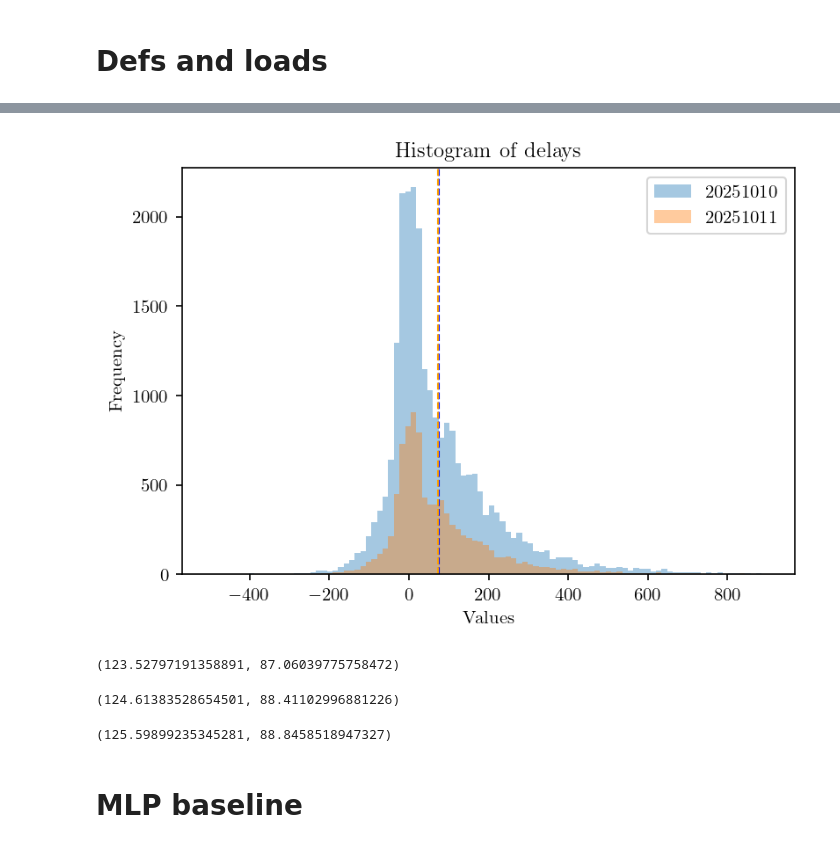
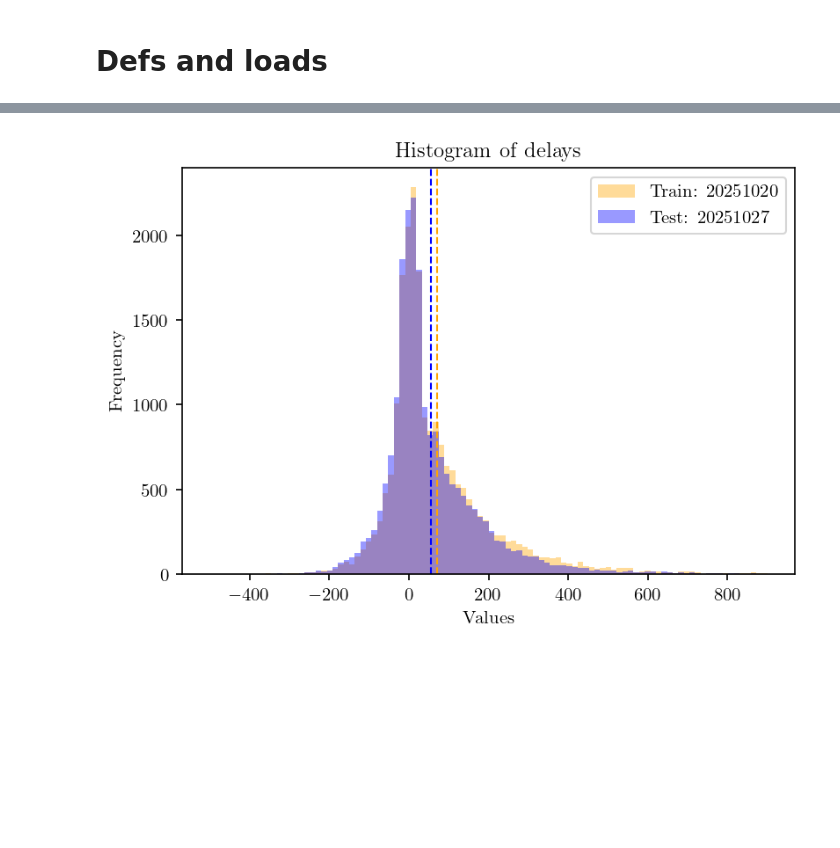
Before and after one commit to zsoca000/vitmma19-pw-delay-detection, a Jupyter notebook: notebook/02_baseline.ipynb, the cells around one changed output, grey strips where cells are left out. Saved outputs shown, nothing was run; the diff lists cells and outputs as text; code cells hidden in the pictures; blank space fills up the shorter version.

```diff
--- a/notebook/02_baseline.ipynb
+++ b/notebook/02_baseline.ipynb
@@ -10,13 +10,13 @@ from pathlib import Path
 import matplotlib.pyplot as plt
 import numpy as np
 import pandas as pd
-from sklearn.model_selection import train_test_split
 from sklearn.metrics import mean_squared_error, mean_absolute_error
 
 root = Path.cwd().parent
 sys.path.append(str(root))
 plt.rcParams.update({"text.usetex": True, "font.family": "Computer Modern"})
 
-parent = Path('..','data')
-dynamic_path = parent / 'dynamic_gtfs'
-static_path = parent / 'static_gtfs'
+from src.utils.time import name_to_day
+from src.data_filter import load_train_test_split
+
+data_path = Path('..','shared','data')
@@ -47,19 +23,40 @@ Name: 19666, dtype: object
+# %%
+records = load_train_test_split(data_path)
+
+days = {i: [] for i in range(7)}
+for scope in records:
+    for record in records[scope]:
+        day = name_to_day(record)[0]
+        days[day].append(record)
+
+for day in days:
+    days[day] = {
+        'train': days[day][0],
+        'test': days[day][1],
+    }
 # %%
+day = 0  # 0: Monday, 1: Tuesday, ..., 6: Sunday
+
 plt.figure(figsize=(6,4),dpi=150)
 
-plt.hist(df_train["delay"], bins=100, range=(-500, 900),alpha=0.4, label=train_day)
-plt.hist(df_test["delay"], bins=100, range=(-500, 900),alpha=0.4, label=test_day)
+train_day = days[day]['train']
+test_day = days[day]['test']
+df_train = pd.read_csv(data_path / 'delays' / f'{train_day}.csv', sep=',', low_memory=False)
+df_test = pd.read_csv(data_path / 'delays' / f'{test_day}.csv', sep=',', low_memory=False)
 
-plt.axvline(df_train["delay"].mean(), color="blue", linestyle="--", linewidth=1)
-plt.axvline(df_test["delay"].mean(),  color="orange", linestyle="--", linewidth=1)
+plt.hist(df_train["delay"], bins=100, range=(-500, 900), color="orange", alpha=0.4, label=f'Train: {train_day}')
+plt.hist(df_test["delay"], bins=100, range=(-500, 900), color="blue",alpha=0.4, label=f'Test: {test_day}')
+
+plt.axvline(df_train["delay"].mean(), color="orange", linestyle="--", linewidth=1)
+plt.axvline(df_test["delay"].mean(), color="blue", linestyle="--", linewidth=1)
 
 plt.xlabel("Values")
 plt.ylabel("Frequency")
 plt.title(f"Histogram of delays")
 plt.legend()
 plt.show()
 # %% [output]
-[figure, old version]
+[figure, new version]
 # %%
 # MODELS
 class PeriodRouteModel:
@@ -127,23 +125,3 @@ class RouteModel:
         mae = mean_absolute_error(df["delay"], df["pred_delay"])
 
         return rmse, mae
-# %%
-model = PeriodRouteModel(bins=[0,6,9,15,18,24])
-model.fit(df_train)
-model.evaluate(df_test)
-# %% [output]
-(123.52797191358891, 87.06039775758472)
-# %%
-model = PeriodRouteModel(bins=[0,8,16,24])
-model.fit(df_train)
-model.evaluate(df_test)
-# %% [output]
-(124.61383528654501, 88.41102996881226)
-# %%
-model = RouteModel()
-model.fit(df_train)
-model.evaluate(df_test)
-# %% [output]
-(125.59899235345281, 88.8458518947327)
-# %% [markdown]
-# MLP baseline
```
Also changed, not shown: parts of 17 cells of this notebook, 20 other files.
